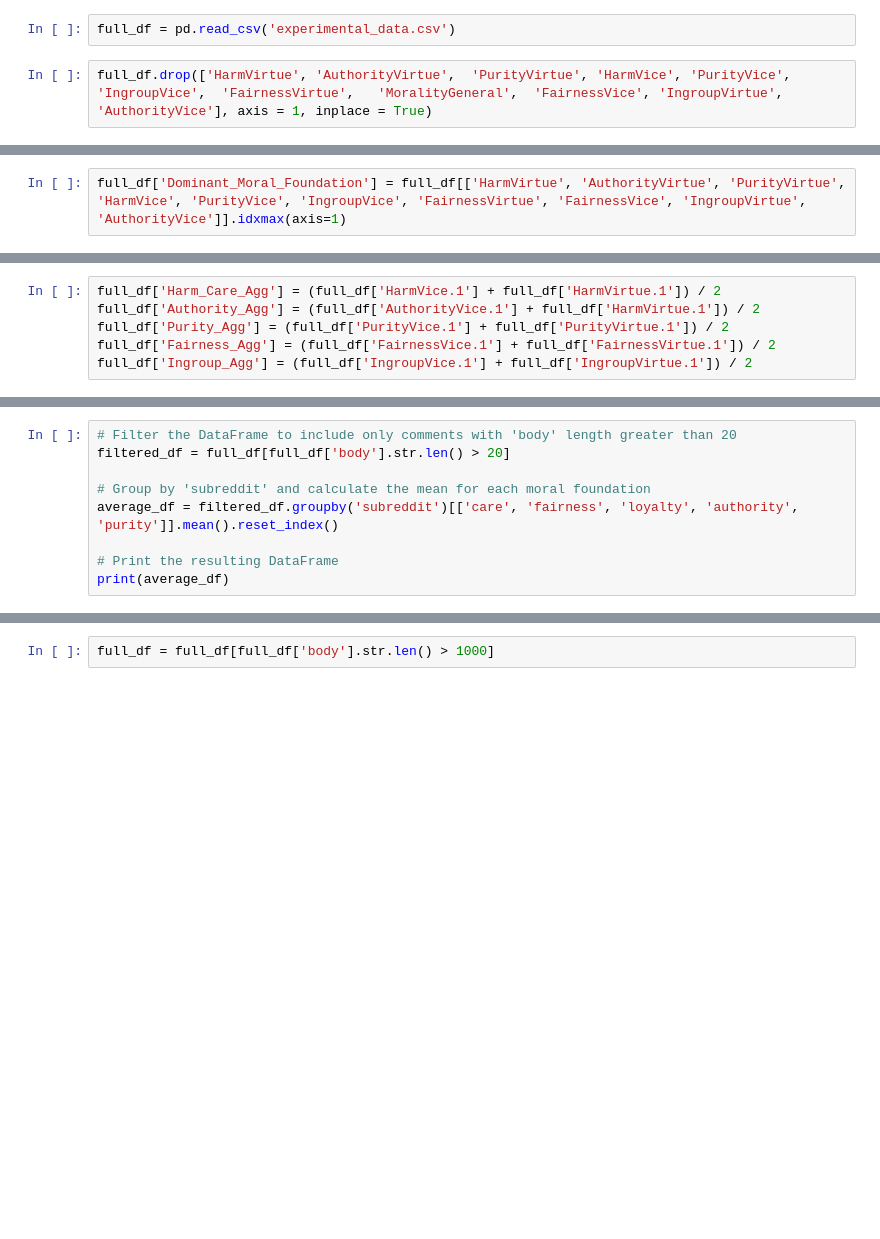
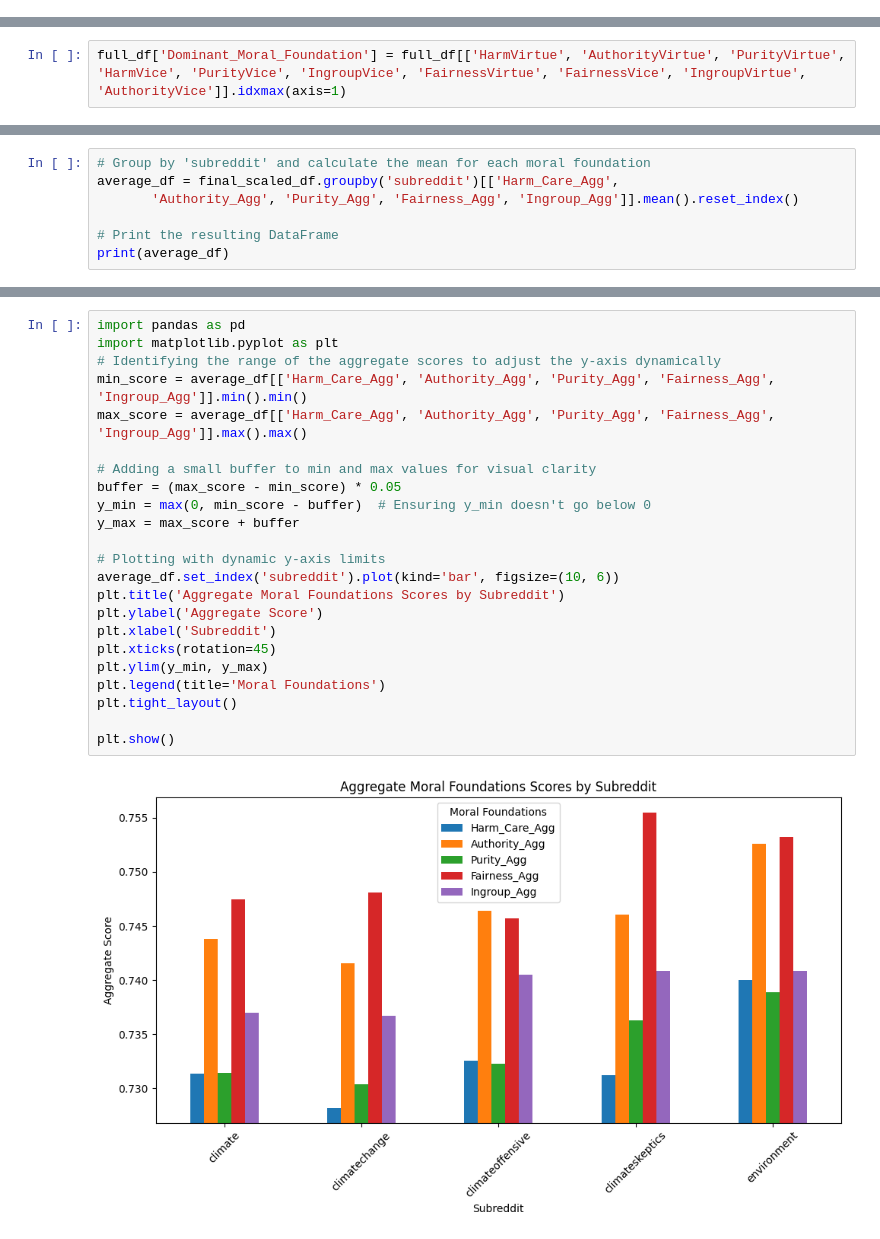
Before and after one commit to ehabich/climate-conversations, a Jupyter notebook: project/analysis/moral_foundation_analysis.ipynb, the cells around one changed output, grey strips where cells are left out. Saved outputs shown, nothing was run; the diff lists cells and outputs as text; blank space fills up the shorter version.

```diff
--- a/project/analysis/moral_foundation_analysis.ipynb
+++ b/project/analysis/moral_foundation_analysis.ipynb
@@ -96,9 +71,5 @@ full_df['Authority_Agg'] = (full_df['AuthorityVice'] + full_df['HarmVirtue']) /
 full_df['Purity_Agg'] = (full_df['PurityVice'] + full_df['PurityVirtue']) / 2
 full_df['Fairness_Agg'] = (full_df['FairnessVice'] + full_df['FairnessVirtue']) / 2
 full_df['Ingroup_Agg'] = (full_df['IngroupVice'] + full_df['IngroupVirtue']) / 2
-# %%
-full_df = pd.read_csv('experimental_data.csv')
-# %%
-full_df.drop(['HarmVirtue',	'AuthorityVirtue',	'PurityVirtue',	'HarmVice',	'PurityVice',	'IngroupVice',	'FairnessVirtue',	'MoralityGeneral',	'FairnessVice',	'IngroupVirtue', 'AuthorityVice'], axis = 1, inplace = True)
 # %%
 full_df.columns
@@ -119,6 +118,0 @@ average_df['Dominant_Moral_Foundation']
-# %%
-full_df['Harm_Care_Agg'] = (full_df['HarmVice.1'] + full_df['HarmVirtue.1']) / 2
-full_df['Authority_Agg'] = (full_df['AuthorityVice.1'] + full_df['HarmVirtue.1']) / 2
-full_df['Purity_Agg'] = (full_df['PurityVice.1'] + full_df['PurityVirtue.1']) / 2
-full_df['Fairness_Agg'] = (full_df['FairnessVice.1'] + full_df['FairnessVirtue.1']) / 2
-full_df['Ingroup_Agg'] = (full_df['IngroupVice.1'] + full_df['IngroupVirtue.1']) / 2
@@ -140,9 +259,7 @@ full_df
 # %%
-# Filter the DataFrame to include only comments with 'body' length greater than 20
-filtered_df = full_df[full_df['body'].str.len() > 20]
-
 # Group by 'subreddit' and calculate the mean for each moral foundation
-average_df = filtered_df.groupby('subreddit')[['care', 'fairness', 'loyalty', 'authority', 'purity']].mean().reset_index()
+average_df = final_scaled_df.groupby('subreddit')[['Harm_Care_Agg',
+       'Authority_Agg', 'Purity_Agg', 'Fairness_Agg', 'Ingroup_Agg']].mean().reset_index()
 
 # Print the resulting DataFrame
 print(average_df)
@@ -149,2 +280,25 @@ print(average_df)
-# %%
-full_df = full_df[full_df['body'].str.len() > 1000]
+# %%
+import pandas as pd
+import matplotlib.pyplot as plt
+# Identifying the range of the aggregate scores to adjust the y-axis dynamically
+min_score = average_df[['Harm_Care_Agg', 'Authority_Agg', 'Purity_Agg', 'Fairness_Agg', 'Ingroup_Agg']].min().min()
+max_score = average_df[['Harm_Care_Agg', 'Authority_Agg', 'Purity_Agg', 'Fairness_Agg', 'Ingroup_Agg']].max().max()
+
+# Adding a small buffer to min and max values for visual clarity
+buffer = (max_score - min_score) * 0.05
+y_min = max(0, min_score - buffer)  # Ensuring y_min doesn't go below 0
+y_max = max_score + buffer
+
+# Plotting with dynamic y-axis limits
+average_df.set_index('subreddit').plot(kind='bar', figsize=(10, 6))
+plt.title('Aggregate Moral Foundations Scores by Subreddit')
+plt.ylabel('Aggregate Score')
+plt.xlabel('Subreddit')
+plt.xticks(rotation=45)
+plt.ylim(y_min, y_max)
+plt.legend(title='Moral Foundations')
+plt.tight_layout()
+
+plt.show()
+# %% [output]
+[figure, added]
```
Also changed, not shown: parts of 21 cells of this notebook, 2 other files.
